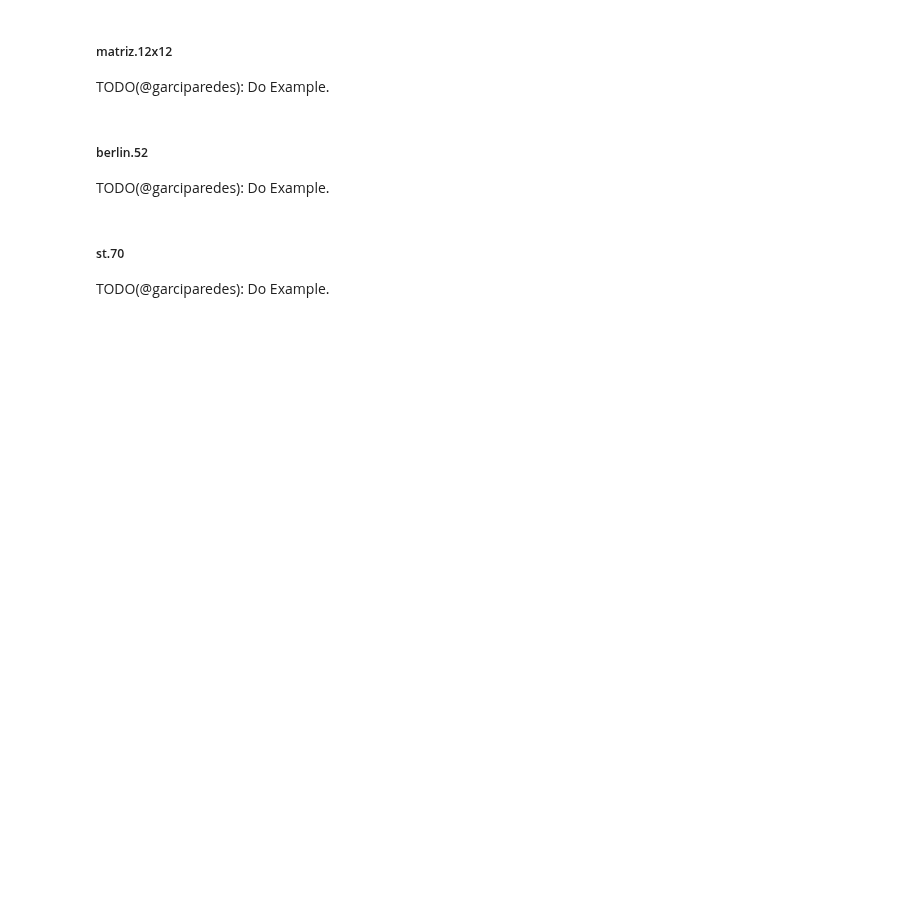
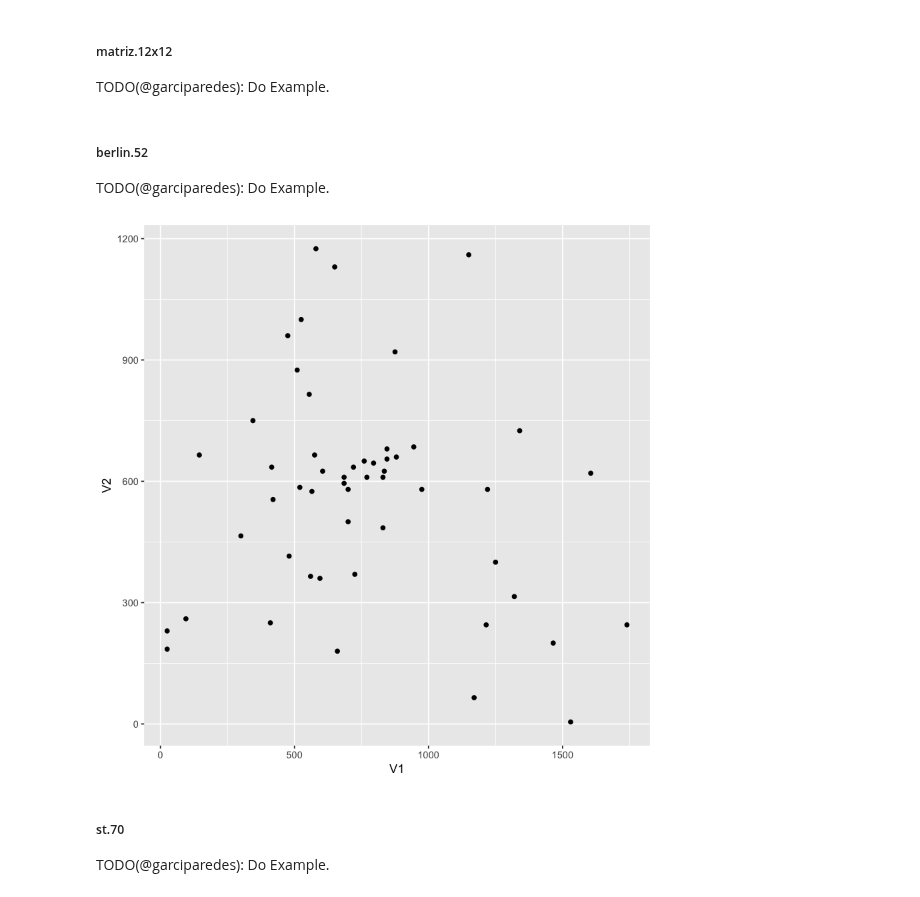
Before and after one commit to garciparedes/integer-programming-heuristics, a Jupyter notebook: integer-programming-network-heuristics.ipynb, the cells around one changed output. Saved outputs shown, nothing was run; the diff lists cells and outputs as text; code cells hidden in the pictures; blank space fills up the shorter version.

```diff
--- a/integer-programming-network-heuristics.ipynb
+++ b/integer-programming-network-heuristics.ipynb
@@ -72,3 +89,14 @@ ReadRaw <- function(file.path) {
+# %%
+ReadCoordinatedFile <- function(file.path) {
+    raw <-
+        file.path %>%
+        ReadRaw()
+    a <- matrix(0, nrow = raw[1], ncol = 2)
+    a[, 1] <- raw[1 + seq(2, to = length(raw), by = 3)]
+    a[, 2] <- raw[1 + seq(3, to = length(raw), by = 3)]
+
+    return(a)
+}
 # %% [markdown]
 ## Problemas de Redes
 
@@ -288,6 +355,18 @@ matriz.12x12 <-
 ##### berlin.52
 
 TODO(@garciparedes): Do Example.
+# %%
+berlin.52 <-
+    "berlin52.dat" %>%
+    { paste0(dataset.folder, .) } %>%
+    ReadCoordinatedFile()
+# %%
+berlin.52 %>%
+    as.data.frame() %>%
+    ggplot(aes(x = V1, y = V2)) +
+        geom_point()
+# %% [output]
+[figure, added]
 # %% [markdown]
 ##### st.70
 
```
Also changed, not shown: parts of 10 cells of this notebook.
